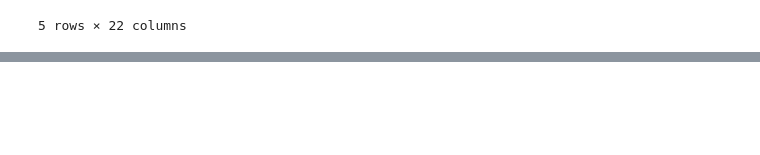
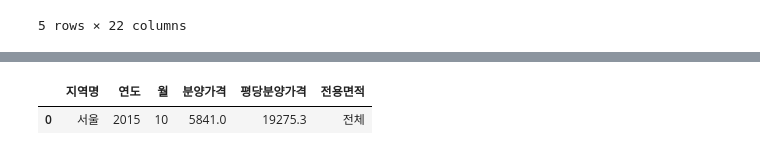
Before and after one commit to taeheelee90/seoulAPTprice, a Jupyter notebook: Real Estate Price - Sales Price (Seoul APT).ipynb, the cells around one changed output, grey strips where cells are left out. Cells and saved outputs as stored; diff of their text form; code cells hidden in the pictures; blank space fills up the shorter version.

```diff
--- a/Real Estate Price - Sales Price (Seoul APT).ipynb
+++ b/Real Estate Price - Sales Price (Seoul APT).ipynb
@@ -68,0 +291,10 @@ df_first.tail()
+# %%
+# Drop unnessary columns using .drop()
+# axis: 0 - row , 1 - column
+df_last = df_last.drop(["규모구분", "분양가격(㎡)"], axis=1)
+# %%
+# Check
+df_last.head(1)
+# %% [output]
+|  | 지역명 | 연도 | 월 | 분양가격 | 평당분양가격 | 전용면적 |
+| 0 | 서울 | 2015 | 10 | 5841.0 | 19275.3 | 전체 |
```
Also changed, not shown: parts of 27 cells of this notebook.
